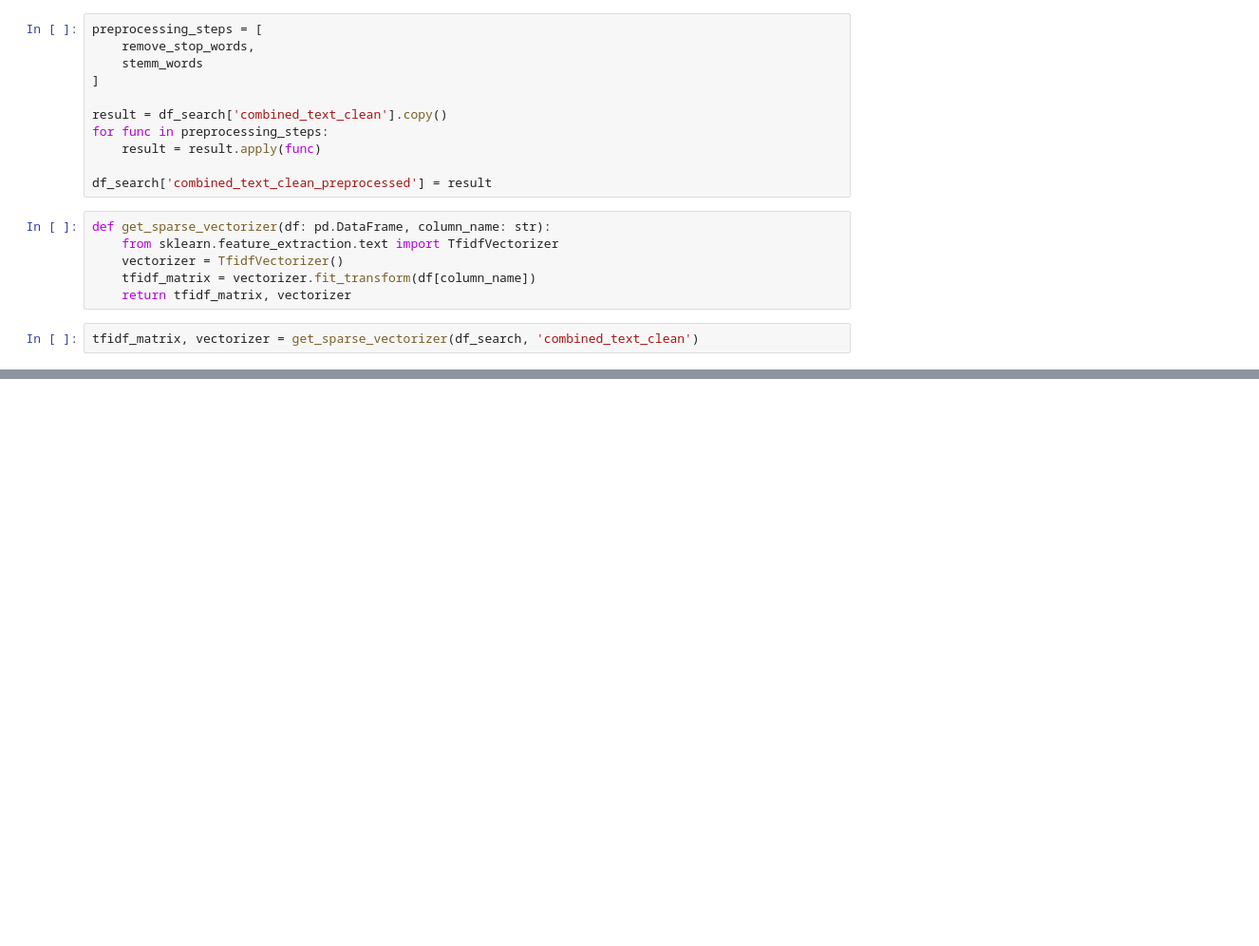
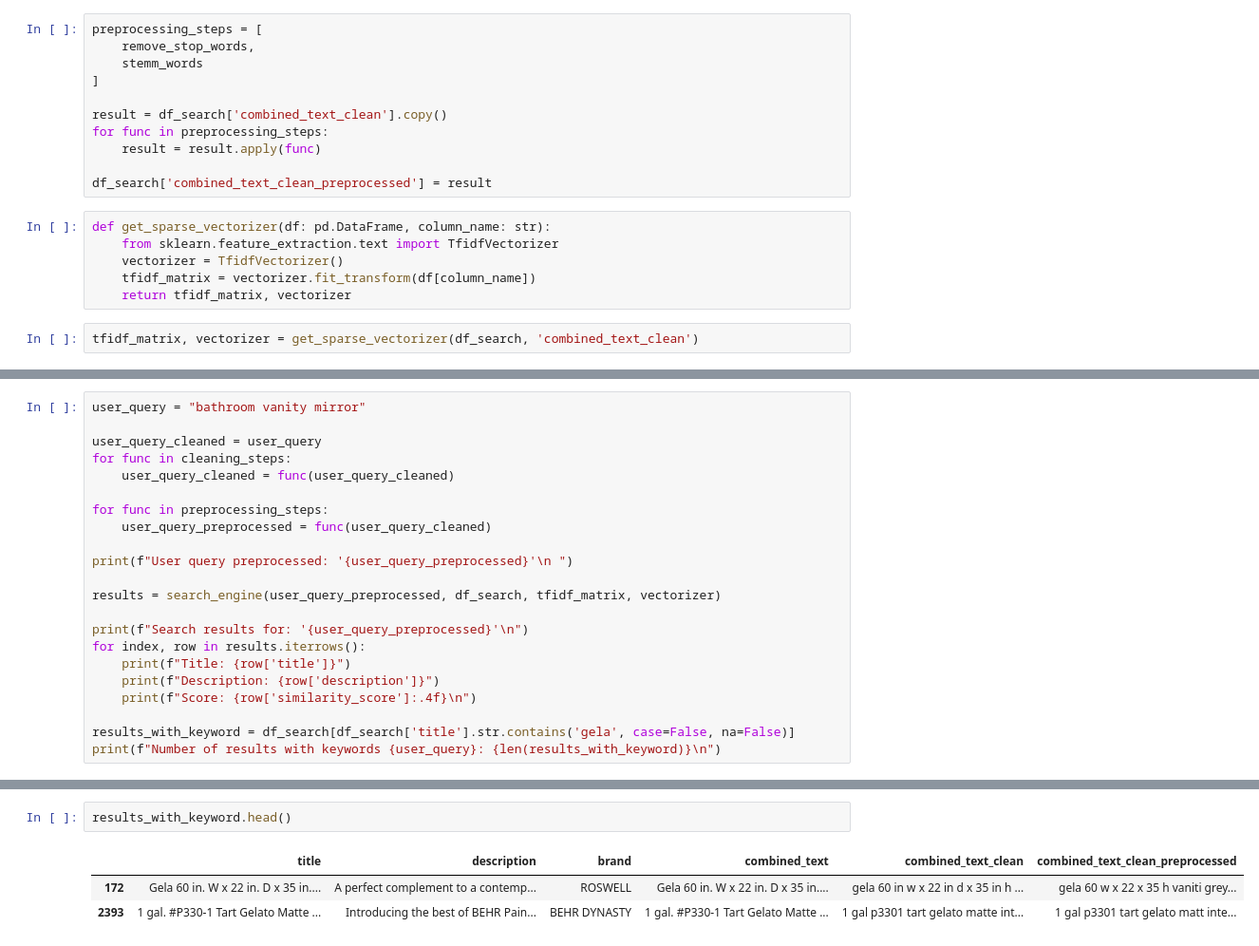
Before and after one commit to lilianabs/ecommerce-search-engine, a Jupyter notebook: notebooks/search_engines.ipynb, the cells around one changed output, grey strips where cells are left out. Shown at 95% size. Cells and saved outputs as stored; diff of their text form; blank space fills up the shorter version.

```diff
--- a/notebooks/search_engines.ipynb
+++ b/notebooks/search_engines.ipynb
@@ -192,0 +195,22 @@ Score: 0.2650
+# %%
+user_query = "bathroom vanity mirror"
+
+user_query_cleaned = user_query
+for func in cleaning_steps:
+    user_query_cleaned = func(user_query_cleaned)
+
+for func in preprocessing_steps:
+    user_query_preprocessed = func(user_query_cleaned)
+
+print(f"User query preprocessed: '{user_query_preprocessed}'\n ")
+
+results = search_engine(user_query_preprocessed, df_search, tfidf_matrix, vectorizer)
+
+print(f"Search results for: '{user_query_preprocessed}'\n")
+for index, row in results.iterrows():
+    print(f"Title: {row['title']}")
+    print(f"Description: {row['description']}")
+    print(f"Score: {row['similarity_score']:.4f}\n")
+
+results_with_keyword = df_search[df_search['title'].str.contains('gela', case=False, na=False)]
+print(f"Number of results with keywords {user_query}: {len(results_with_keyword)}\n")
@@ -192,0 +235,6 @@ Score: 0.2650
+# %%
+results_with_keyword.head()
+# %% [output]
+|  | title | description | brand | combined_text | combined_text_clean | combined_text_clean_preprocessed |
+| 172 | Gela 60 in. W x 22 in. D x 35 in.... | A perfect complement to a contemp... | ROSWELL | Gela 60 in. W x 22 in. D x 35 in.... | gela 60 in w x 22 in d x 35 in h ... | gela 60 w x 22 x 35 h vaniti grey... |
+| 2393 | 1 gal. #P330-1 Tart Gelato Matte ... | Introducing the best of BEHR Pain... | BEHR DYNASTY | 1 gal. #P330-1 Tart Gelato Matte ... | 1 gal p3301 tart gelato matte int... | 1 gal p3301 tart gelato matt inte... |
```
Also changed, not shown: parts of 6 cells of this notebook.
